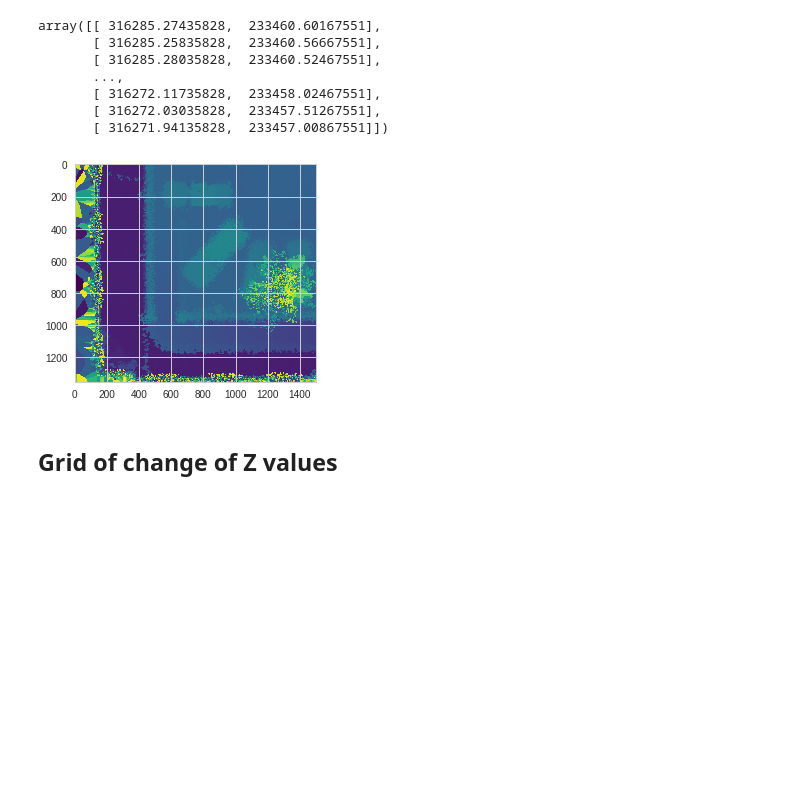
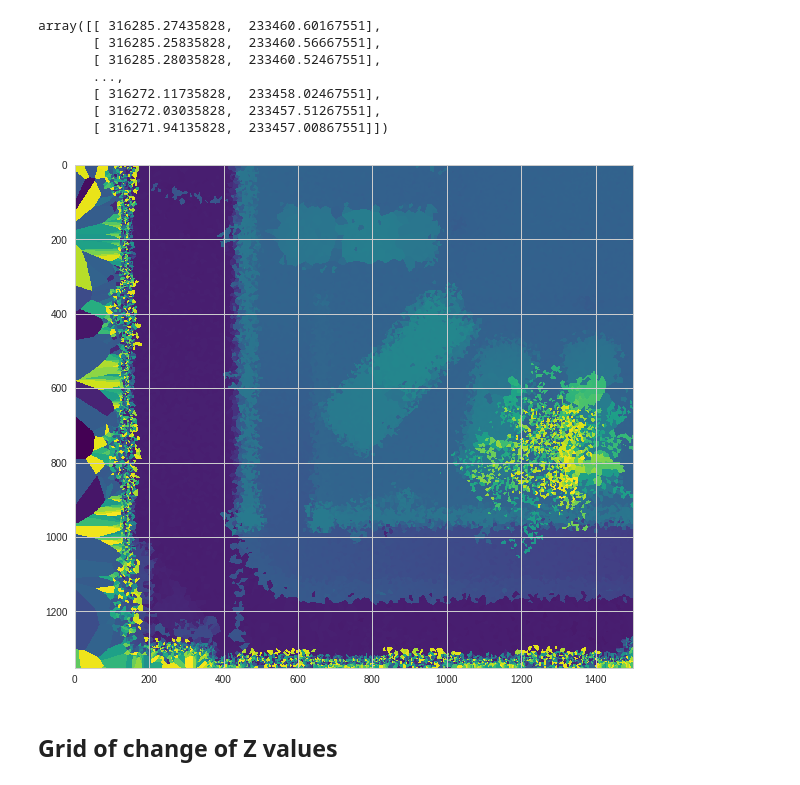
Before and after one commit to sebscho/dublin_lidar, a Jupyter notebook: Guinness.ipynb, the cells around one changed output. Cells and saved outputs as stored; diff of their text form; code cells hidden in the pictures; blank space fills up the shorter version.

```diff
--- a/Guinness.ipynb
+++ b/Guinness.ipynb
@@ -89,10 +94,11 @@ array([[ 316285.27435828,  233460.60167551],
 # %%
 grid_z07 = griddata(points07, data07.z, (grid_x, grid_y), method = 'nearest')
 # %%
+plt.figure(figsize=(10,10))
 plt.imshow(grid_z07, cmap='viridis')
 plt.show()
 # %% [output]
-[figure, old version]
+[figure, new version]
 # %% [markdown]
 ## Grid of change of Z values
 # %%
```
Also changed, not shown: parts of 13 cells of this notebook.
